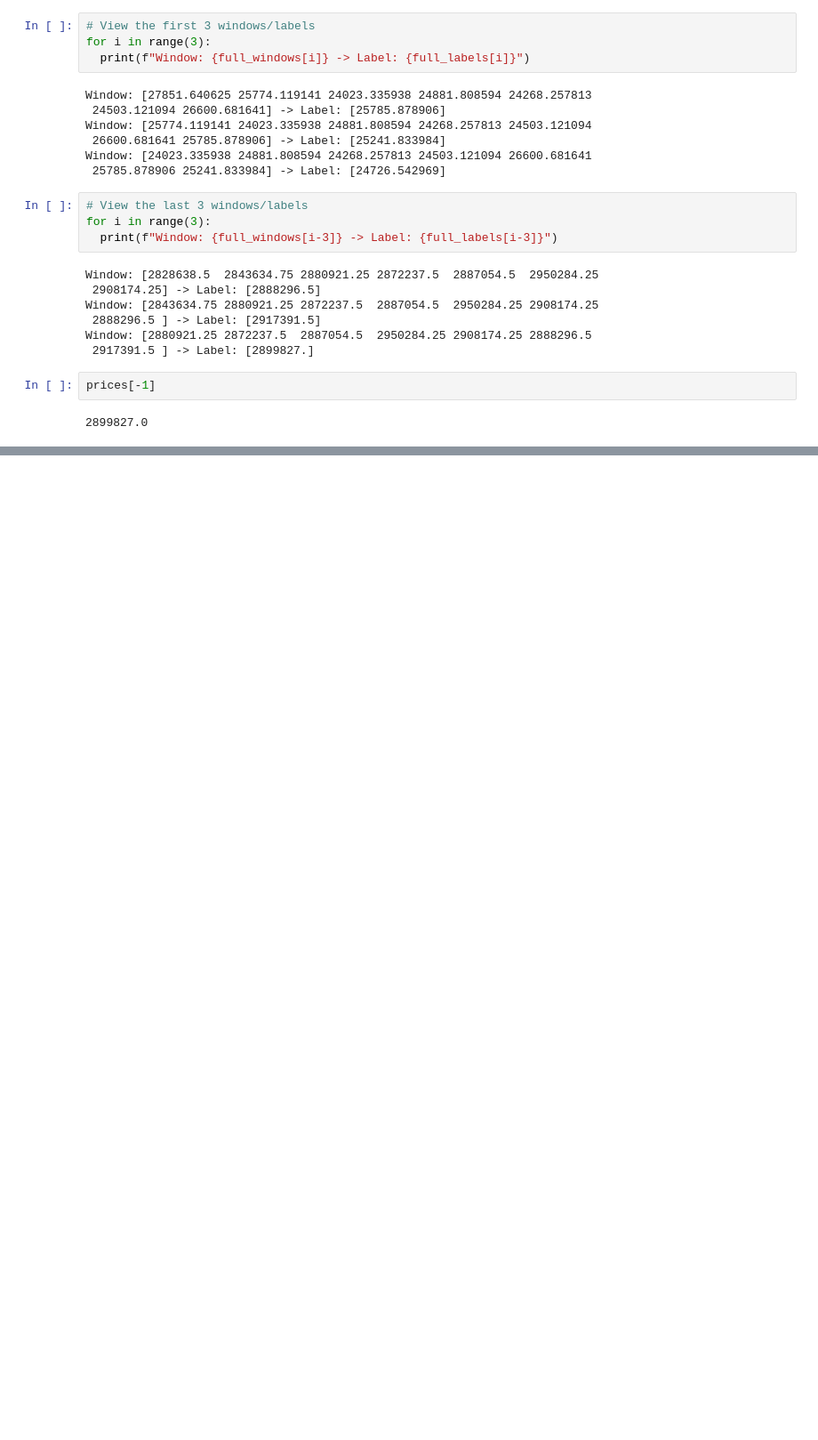
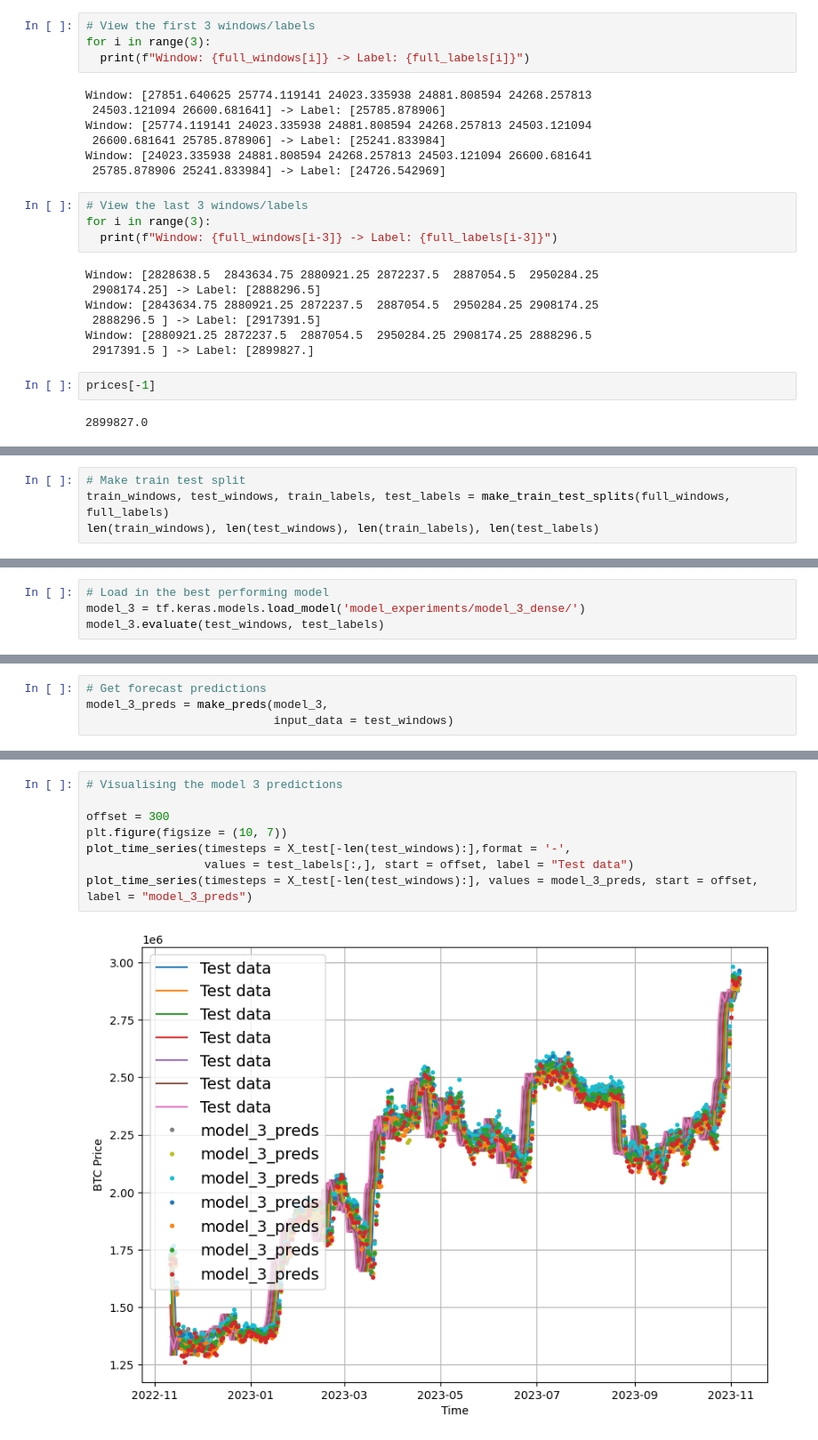
Before and after one commit to RishitSingh10/BitPredict, a Jupyter notebook: time_series_forecasting_with_tensorflow.ipynb, the cells around one changed output, grey strips where cells are left out. Shown at 89% size. Cells and saved outputs as stored; diff of their text form; blank space fills up the shorter version.

```diff
--- a/time_series_forecasting_with_tensorflow.ipynb
+++ b/time_series_forecasting_with_tensorflow.ipynb
@@ -392,0 +655,4 @@ prices[-1]
+# %%
+# Make train test split
+train_windows, test_windows, train_labels, test_labels = make_train_test_splits(full_windows, full_labels)
+len(train_windows), len(test_windows), len(train_labels), len(test_labels)
@@ -392,0 +711,4 @@ prices[-1]
+# %%
+# Load in the best performing model
+model_3 = tf.keras.models.load_model('model_experiments/model_3_dense/')
+model_3.evaluate(test_windows, test_labels)
@@ -392,0 +718,4 @@ prices[-1]
+# %%
+# Get forecast predictions
+model_3_preds = make_preds(model_3,
+                           input_data = test_windows)
@@ -392,0 +790,10 @@ prices[-1]
+# %%
+# Visualising the model 3 predictions
+
+offset = 300
+plt.figure(figsize = (10, 7))
+plot_time_series(timesteps = X_test[-len(test_windows):],format = '-',
+                 values = test_labels[:,], start = offset, label = "Test data")
+plot_time_series(timesteps = X_test[-len(test_windows):], values = model_3_preds, start = offset, label = "model_3_preds")
+# %% [output]
+[figure, added]
```
Also changed, not shown: parts of 45 cells of this notebook.
